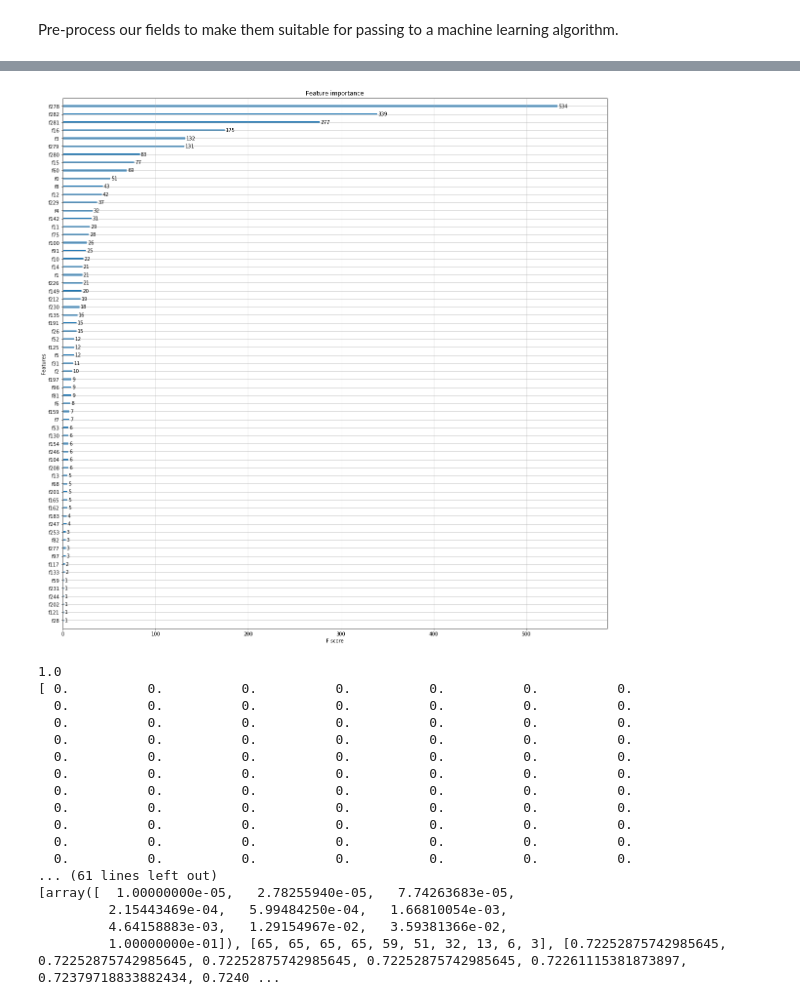
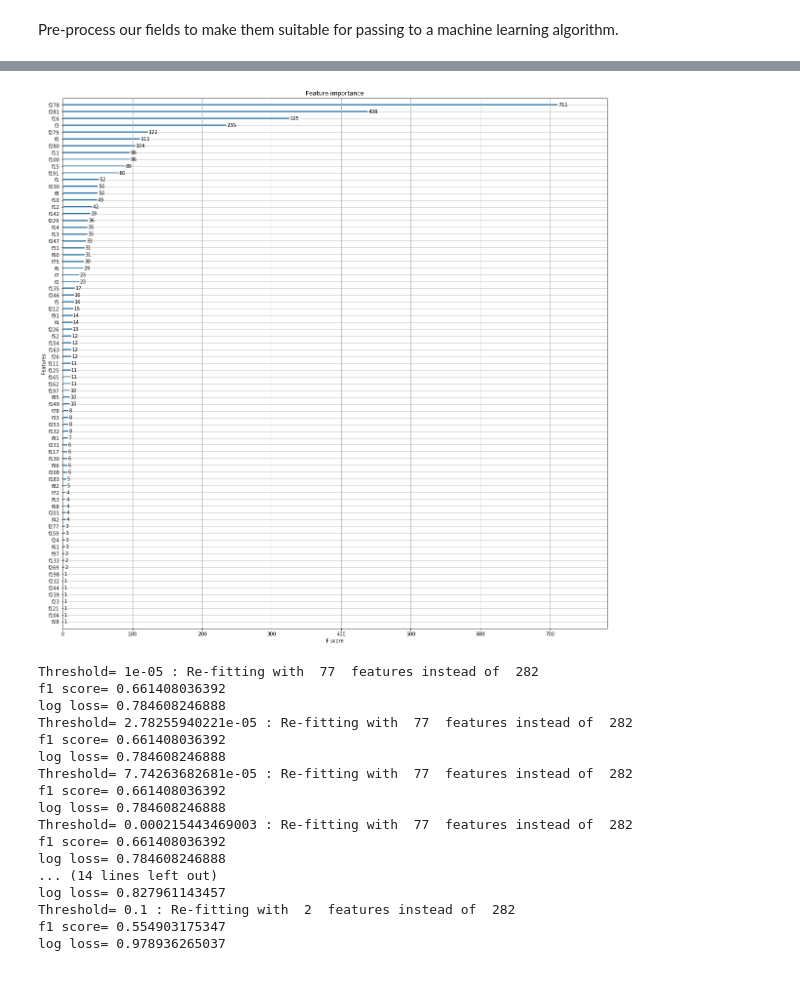
Before and after one commit to etibonuni/ICS5110-Applied-Machine-Learning, a Jupyter notebook: ML-Assignmnent/Animal Shelter/Animal Shelter Predictions-Copy3.ipynb, the cells around one changed output, grey strips where cells are left out. Drawn from its saved outputs; the diff is of its cells as text; code cells hidden in the pictures.

```diff
--- a/ML-Assignmnent/Animal Shelter/Animal Shelter Predictions-Copy3.ipynb
+++ b/ML-Assignmnent/Animal Shelter/Animal Shelter Predictions-Copy3.ipynb
@@ -537,24 +478,20 @@ Supersample the data using the SMOTE algorithm so as to mitigate the problem of
 from sklearn.model_selection import train_test_split
 from imblearn.over_sampling import SMOTE
 
-sm = SMOTE(random_state=42, n_jobs=4, ratio={1:500})
-ss_features, ss_classes = sm.fit_sample(features_array, classes_array)
-#ss_features = features_array
-#ss_classes = classes_array.values
-
-binarizer = preprocessing.LabelBinarizer()
-#ss_classes = binarizer.fit_transform(ss_classes)
+# Split the dataset into Train/Test
 X_train, X_test, y_train, y_test = train_test_split(features_array, classes_array.values, test_size=0.3, random_state=42)
 
-#sm = SMOTE(random_state=42, kind="borderline2", n_jobs=4)
-#X_train, y_train = sm.fit_sample(X_train, y_train)
+# Supersample the minitority class slightly.
+sm = SMOTE(random_state=42, n_jobs=4, ratio={1:1000})
+X_train, y_train = sm.fit_sample(X_train, y_train.ravel())
+
+# Restore the y_train array shape as SMOTE reshapes it.
+y_train = np.transpose(y_train[np.newaxis])
 
 print features_array.shape
 print classes_array.shape
 print X_train.shape
 print y_train.shape
-
-X_test_pre_red = X_test
 # %% [output]
 (26729, 282)
 (26729, 1)
@@ -662,65 +546,62 @@ from sklearn.preprocessing import label_binarize
 from sklearn.metrics import f1_score
 from sklearn.metrics import log_loss
 
-fselGB = xgb.XGBClassifier()
-
+# Define an instance of XGBoost and fir the training set to it
+fselGB = xgb.XGBClassifier(n_jobs=4)
 fselGB.fit(X_train, y_train[:,0])
 
-#plt.bar(range(len(GB.feature_importances_)), GB.feature_importances_)
+# Plot feature importances visually
 fig, ax = plt.subplots(figsize=(20, 20))
 xgb.plot_importance(fselGB, ax=ax)
 plt.show()
-print np.sum(fselGB.feature_importances_)
-print np.sort(fselGB.feature_importances_)
 
+# In order to determine which features tp select for our model, we iterate on a threshold value.
+# Any feature with an importance value smaller than the threshold is removed and the model performance
+# is determined in terms of f1 score and log loss.
+# In this way we determine the threshold value at which the performance is maximised and hence which features
+# to include in our model.
 thresholds_for_test = np.geomspace(0.00001, 0.1, 10, endpoint=True)
 f1scores=[]
 loglosses=[]
 paramsleft=[]
 for thresh in thresholds_for_test:
     support = fselGB.feature_importances_>thresh
     print "Threshold=", thresh, ": Re-fitting with ", np.sum(support), " features instead of ", len(support)
 
-    GB2 = xgb.XGBClassifier()
+    GB2 = xgb.XGBClassifier(n_jobs=4)
 
     GB2.fit(X_train[:,support], y_train[:,0])
 
-    preds = GB2.predict(np.hstack((X_test, np.array(y_test_simple)[np.newaxis].T))[:,support])
-    proba = GB2.predict_proba(np.hstack((X_test, np.array(y_test_simple)[np.newaxis].T))[:,support])
+    preds = GB2.predict(X_test[:,support])
+    proba = GB2.predict_proba(X_test[:,support])
 
     f1score = f1_score(y_test, preds, average="weighted")
     logloss = log_loss(y_test, proba, labels=GB2.classes_)
     print "f1 score=", f1score
     print "log loss=", logloss
 
     f1scores.append(f1score)
     loglosses.append(logloss)
     paramsleft.append(np.sum(support))
-
-xgbresults = [thresholds_for_test, paramsleft, f1scores, loglosses]
-print xgbresults
-#y_test_bin = label_binarize(y_test, GB2.classes_)
-#print y_test_bin
-#print proba
 # %% [output]
-[figure, old version]
+[figure, new version]
-1.0
-[ 0.          0.          0.          0.          0.          0.          0.
-  0.          0.          0.          0.          0.          0.          0.
-  0.          0.          0.          0.          0.          0.          0.
-  0.          0.          0.          0.          0.          0.          0.
-  0.          0.          0.          0.          0.          0.          0.
-  0.          0.          0.          0.          0.          0.          0.
-  0.          0.          0.          0.          0.          0.          0.
-  0.          0.          0.          0.          0.          0.          0.
-  0.          0.          0.          0.          0.          0.          0.
-  0.          0.          0.          0.          0.          0.          0.
-  0.          0.          0.          0.          0.          0.          0.
-... (61 lines left out)
-[array([  1.00000000e-05,   2.78255940e-05,   7.74263683e-05,
-         2.15443469e-04,   5.99484250e-04,   1.66810054e-03,
-         4.64158883e-03,   1.29154967e-02,   3.59381366e-02,
-         1.00000000e-01]), [65, 65, 65, 65, 59, 51, 32, 13, 6, 3], [0.72252875742985645, 0.72252875742985645, 0.72252875742985645, 0.72252875742985645, 0.72261115381873897, 0.72379718833882434, 0.7240 ...
+Threshold= 1e-05 : Re-fitting with  77  features instead of  282
+f1 score= 0.661408036392
+log loss= 0.784608246888
+Threshold= 2.78255940221e-05 : Re-fitting with  77  features instead of  282
+f1 score= 0.661408036392
+log loss= 0.784608246888
+Threshold= 7.74263682681e-05 : Re-fitting with  77  features instead of  282
+f1 score= 0.661408036392
+log loss= 0.784608246888
+Threshold= 0.000215443469003 : Re-fitting with  77  features instead of  282
+f1 score= 0.661408036392
+log loss= 0.784608246888
+... (14 lines left out)
+log loss= 0.827961143457
+Threshold= 0.1 : Re-fitting with  2  features instead of  282
+f1 score= 0.554903175347
+log loss= 0.978936265037
 # %%
 xgbresults = [thresholds_for_test, paramsleft, f1scores, loglosses]
 print xgbresults
```
Also changed, not shown: parts of 69 cells of this notebook, 4 other files.
